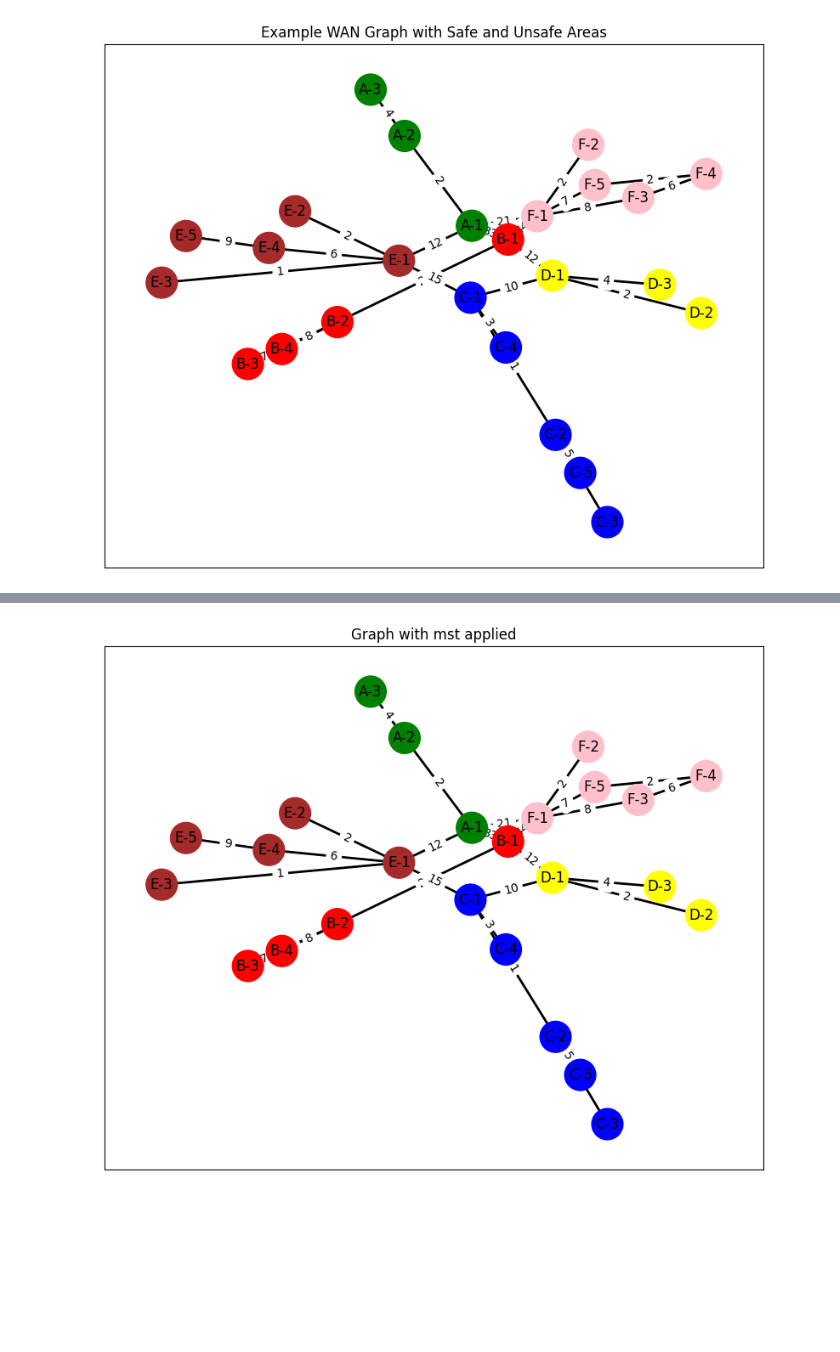
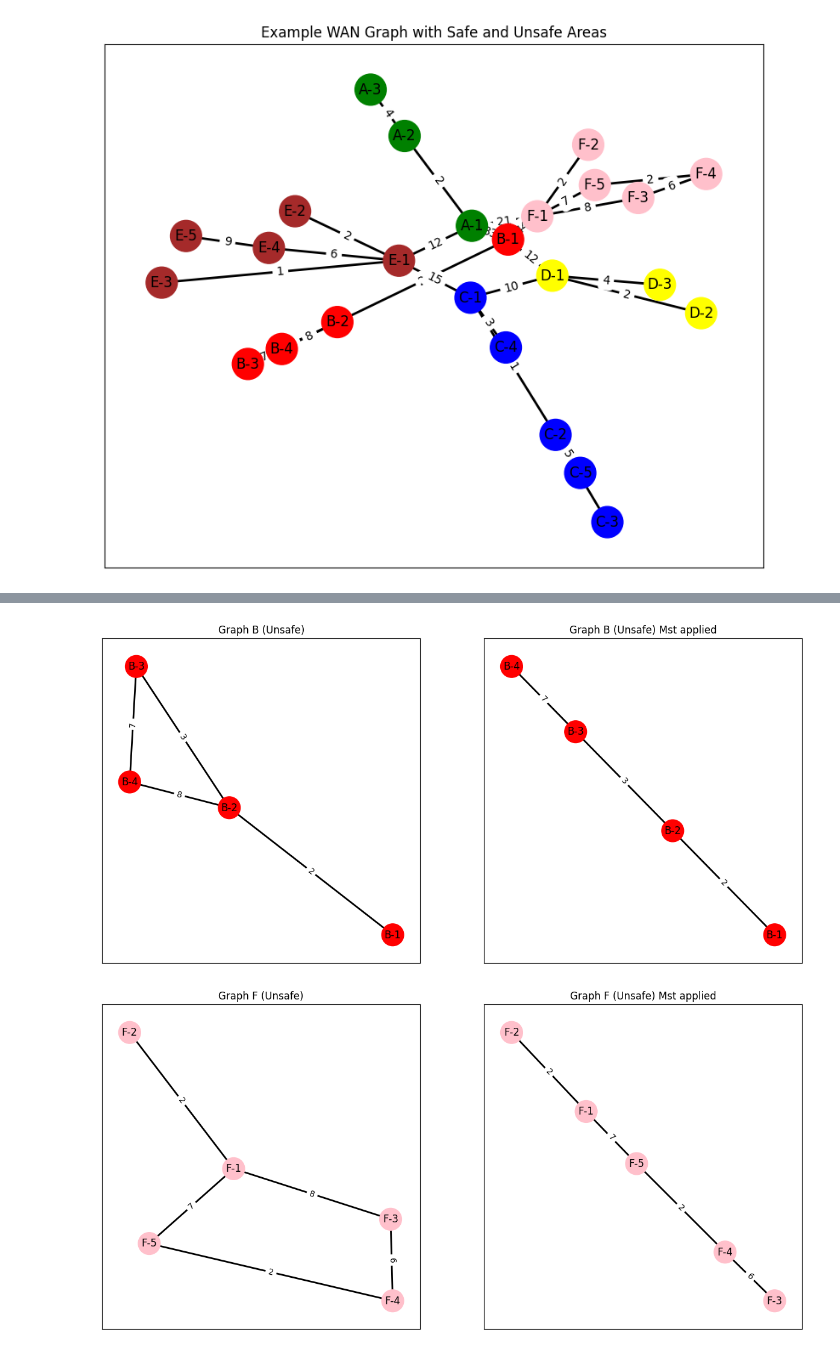
Before and after one commit to tohidnoori/simple-pathfinding-graph-project, a Jupyter notebook: program.ipynb, the cells around one changed output, grey strips where cells are left out. Drawn from its saved outputs; the diff is of its cells as text; code cells hidden in the pictures; blank space fills up the shorter version.

```diff
--- a/program.ipynb
+++ b/program.ipynb
@@ -74,25 +142,33 @@ plot_Graph(G,'Example WAN Graph with Safe and Unsafe Areas')
 # %%
+from collections import defaultdict
+my_dict = defaultdict(lambda: defaultdict(list))
+
 for i in range(0,len(areas)):
     if areas[i]['area'] == "Unsafe":
-        mst = nx.minimum_spanning_tree(G, algorithm='kruskal')
         unsafe_nodes = [node for node, attr in G.nodes(data=True) if areas[i]['name'] in attr['area']]
-
-        # Create subgraph with only unsafe nodes
         unsafe_subgraph = G.subgraph(unsafe_nodes)
 
-        # Generate MST from the unsafe subgraph
-        mst_unsafe = nx.minimum_spanning_tree(unsafe_subgraph, algorithm='kruskal')
+        #this is for plotting INJA DFS ZADIM VA MST
+        mst_unsafe_2 = nx.minimum_spanning_tree(unsafe_subgraph, algorithm='prim', weight='weight')
+        fig, axs = plt.subplots(1, 2, figsize=(15, 7))
+        #print(calculate_paths(mst_unsafe_2,areas[i]['name']+'-1'))
+        plot_Graph2(unsafe_subgraph, 'Graph '+areas[i]['name'] +' (Unsafe)', axs[0])
+        plot_Graph2(mst_unsafe_2,'Graph '+ areas[i]['name']+' (Unsafe) Mst applied', axs[1])
+        my_dict[areas[i]['name']] = calculate_paths(mst_unsafe_2,areas[i]['name']+'-1')
+    else:
+        #compting diskstra
 
-        # Plot the MST of the unsafe subgraph
-
-        # Optionally, combine the MST back into the original graph
-        # This step is to visualize the MST alongside the original graph
-        G_combined = nx.compose(G, mst_unsafe)
-
-
-plot_Graph(G_combined,'Graph with mst applied')
+        safe_nodes = [node for node, attr in G.nodes(data=True) if areas[i]['name'] in attr['area']]
+        safe_subgraph = G.subgraph(safe_nodes)
+        gateway_node = areas[i]['name'] + '-1'
+        for node in safe_nodes:
+            length = nx.shortest_path_length(safe_subgraph, source=node, target=gateway_node, weight='weight')
+            path = nx.shortest_path(safe_subgraph, source=node, target=gateway_node, weight='weight')
+            #print({node:{'length': length,'path': path}})
+            my_dict[areas[i]['name']][node]=({'length': length,'path': path})
 # %% [output]
-[figure, old version]
+[figure, new version]
+[figure, added]
 # %%
 def plot_Graph(G,title):
     plt.figure(figsize=(10, 8))
```
Also changed, not shown: parts of 9 cells of this notebook.
